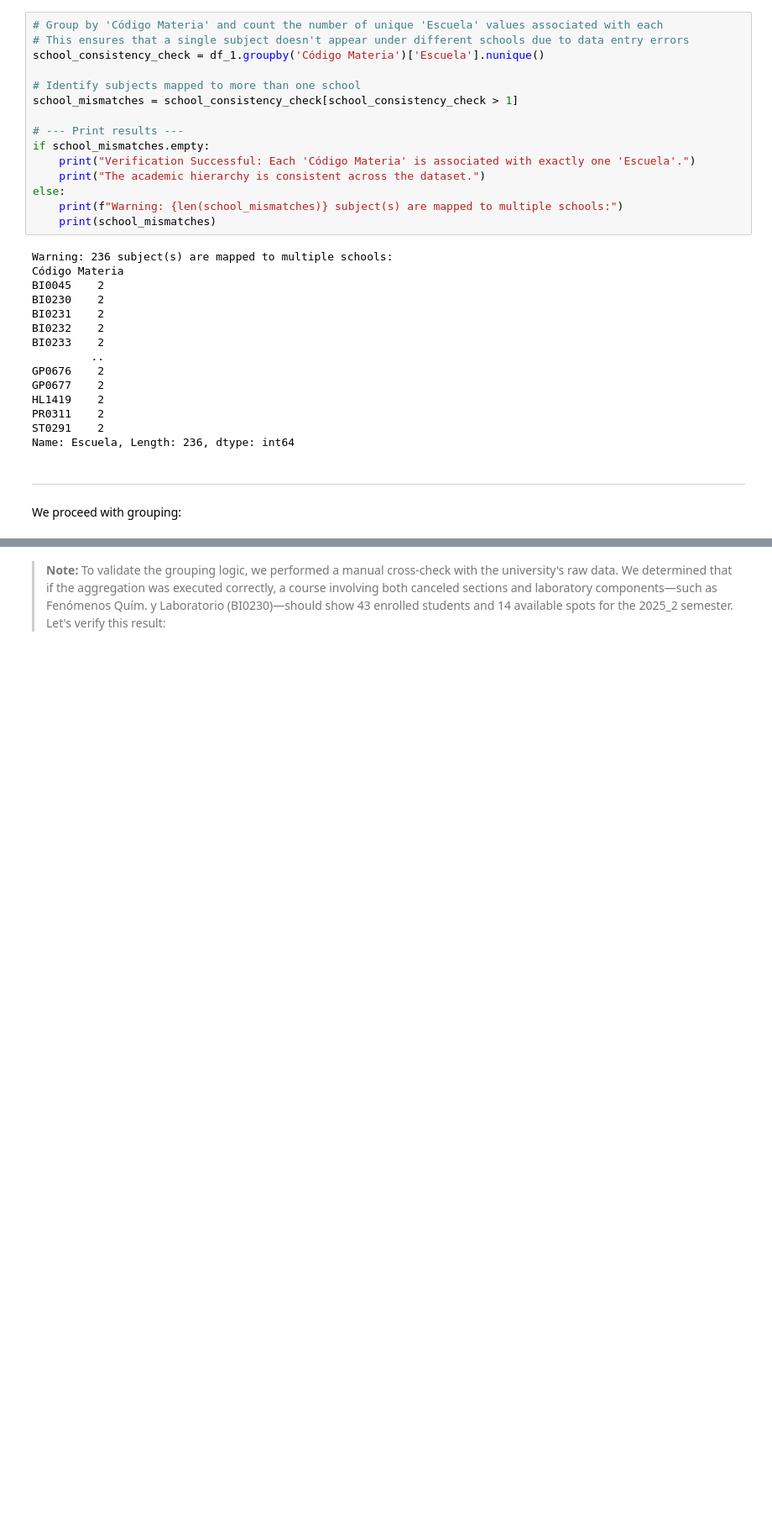
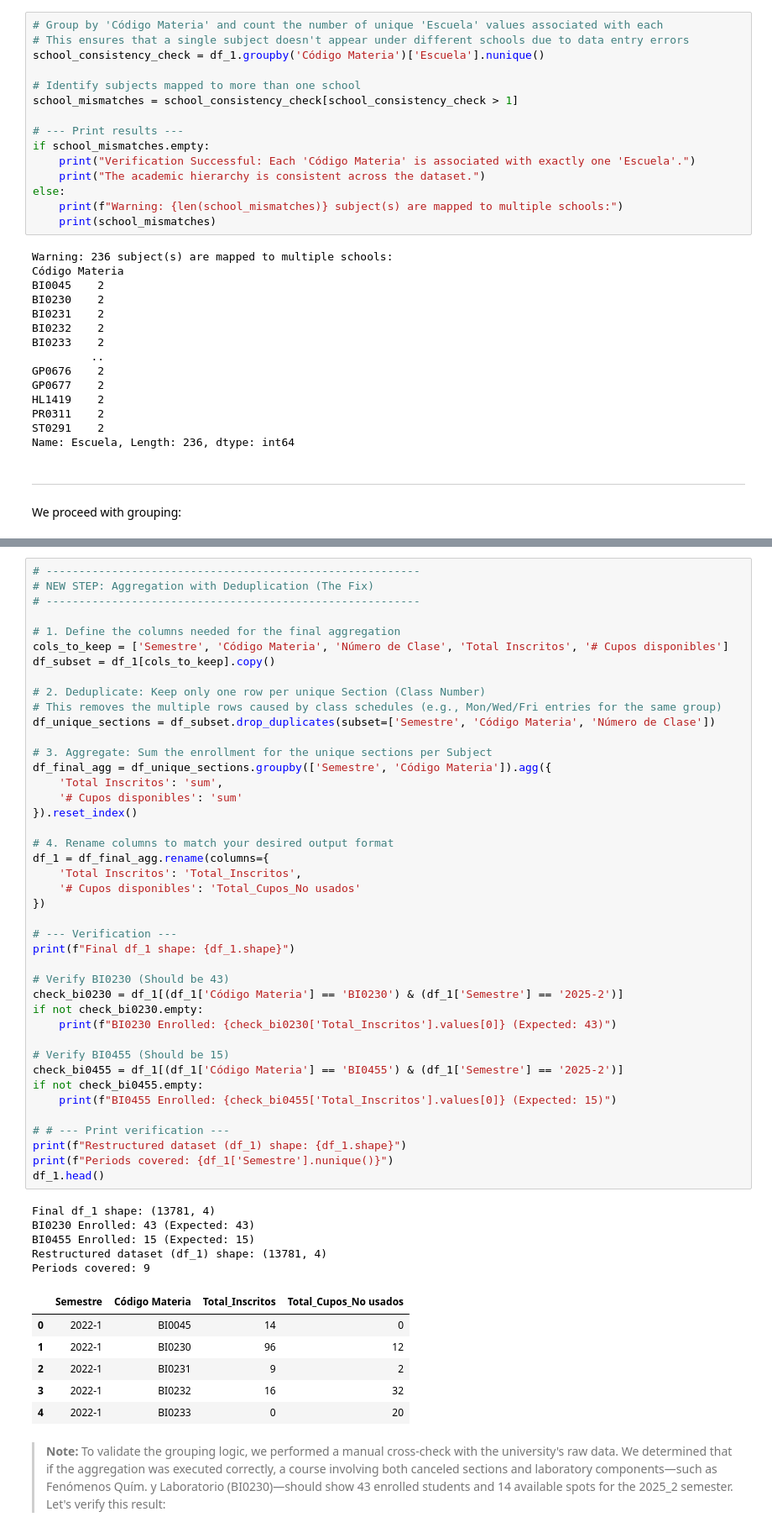
Before and after one commit to SaraMR9/Maestria---Fundamentos-en-ciencia-de-datos, a Jupyter notebook: Proyecto_Final/notebooks/20260207_Final_Project.ipynb, the cells around one changed output, grey strips where cells are left out. Shown at 84% size. Saved outputs shown, nothing was run; the diff lists cells and outputs as text; blank space fills up the shorter version.

```diff
--- a/Proyecto_Final/notebooks/20260207_Final_Project.ipynb
+++ b/Proyecto_Final/notebooks/20260207_Final_Project.ipynb
@@ -645,3 +614,57 @@ Periods covered: 9
+# %%
+# ---------------------------------------------------------
+# NEW STEP: Aggregation with Deduplication (The Fix)
+# ---------------------------------------------------------
+
+# 1. Define the columns needed for the final aggregation
+cols_to_keep = ['Semestre', 'Código Materia', 'Número de Clase', 'Total Inscritos', '# Cupos disponibles']
+df_subset = df_1[cols_to_keep].copy()
+
+# 2. Deduplicate: Keep only one row per unique Section (Class Number)
+# This removes the multiple rows caused by class schedules (e.g., Mon/Wed/Fri entries for the same group)
+df_unique_sections = df_subset.drop_duplicates(subset=['Semestre', 'Código Materia', 'Número de Clase'])
+
+# 3. Aggregate: Sum the enrollment for the unique sections per Subject
+df_final_agg = df_unique_sections.groupby(['Semestre', 'Código Materia']).agg({
+    'Total Inscritos': 'sum',
+    '# Cupos disponibles': 'sum'
+}).reset_index()
+
+# 4. Rename columns to match your desired output format
+df_1 = df_final_agg.rename(columns={
+    'Total Inscritos': 'Total_Inscritos',
+    '# Cupos disponibles': 'Total_Cupos_No usados'
+})
+
+# --- Verification ---
+print(f"Final df_1 shape: {df_1.shape}")
+
+# Verify BI0230 (Should be 43)
+check_bi0230 = df_1[(df_1['Código Materia'] == 'BI0230') & (df_1['Semestre'] == '2025-2')]
+if not check_bi0230.empty:
+    print(f"BI0230 Enrolled: {check_bi0230['Total_Inscritos'].values[0]} (Expected: 43)")
+
+# Verify BI0455 (Should be 15)
+check_bi0455 = df_1[(df_1['Código Materia'] == 'BI0455') & (df_1['Semestre'] == '2025-2')]
+if not check_bi0455.empty:
+    print(f"BI0455 Enrolled: {check_bi0455['Total_Inscritos'].values[0]} (Expected: 15)")
+
+# # --- Print verification ---
+print(f"Restructured dataset (df_1) shape: {df_1.shape}")
+print(f"Periods covered: {df_1['Semestre'].nunique()}")
+df_1.head()
+# %% [output]
+Final df_1 shape: (13781, 4)
+BI0230 Enrolled: 43 (Expected: 43)
+BI0455 Enrolled: 15 (Expected: 15)
+Restructured dataset (df_1) shape: (13781, 4)
+Periods covered: 9
+|  | Semestre | Código Materia | Total_Inscritos | Total_Cupos_No usados |
+| 0 | 2022-1 | BI0045 | 14 | 0 |
+| 1 | 2022-1 | BI0230 | 96 | 12 |
+| 2 | 2022-1 | BI0231 | 9 | 2 |
+| 3 | 2022-1 | BI0232 | 16 | 32 |
+| 4 | 2022-1 | BI0233 | 0 | 20 |
 # %% [markdown]
 > **Note:** To validate the grouping logic, we performed a manual cross-check with the university's raw data. We determined that if the aggregation was executed correctly, a course involving both canceled sections and laboratory components—such as Fenómenos Quím. y Laboratorio (BI0230)—should show 43 enrolled students and 14 available spots for the 2025_2 semester. Let's verify this result:
 # %%
```
Also changed, not shown: parts of 12 cells of this notebook.
